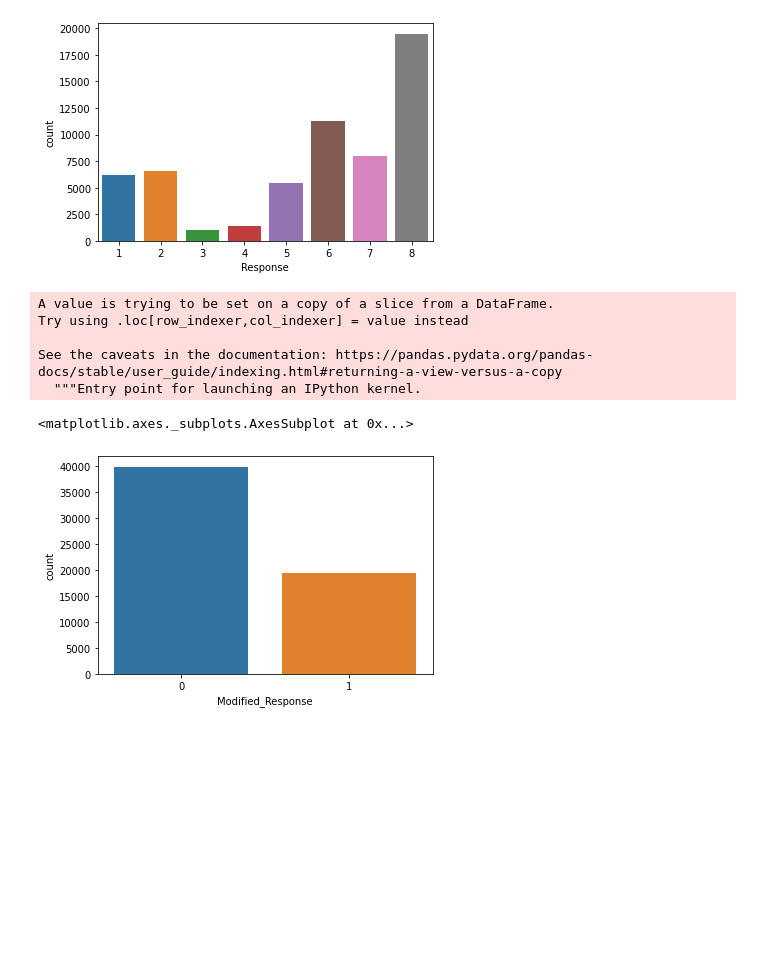
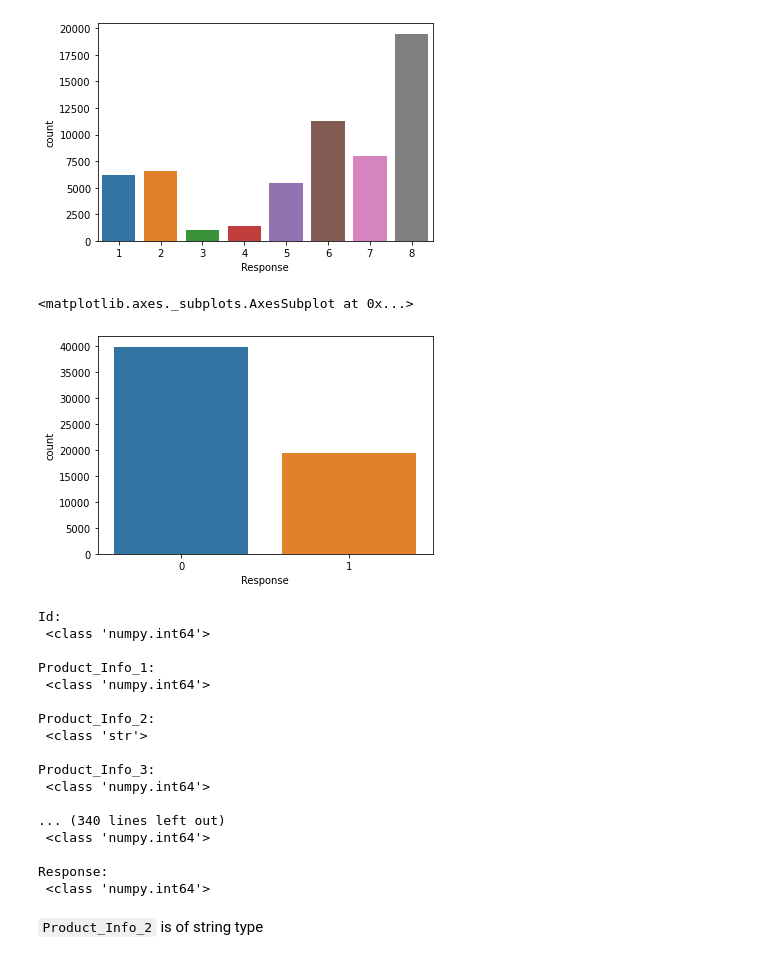
Before and after one commit to Rahul711sharma/Classification, a Jupyter notebook: Insurance_Decisioning.ipynb, the cells around one changed output. Saved outputs shown, nothing was run; the diff lists cells and outputs as text; code cells hidden in the pictures; blank space fills up the shorter version.

```diff
--- a/Insurance_Decisioning.ipynb
+++ b/Insurance_Decisioning.ipynb
@@ -175,15 +187,33 @@ def modified_response(row):
 
   return val
 # %%
-train_df['Modified_Response'] = train_df.apply(modified_response,axis = 1)
+train['Response'] = train.apply(modified_response,axis = 1)
-# %% [output]
-A value is trying to be set on a copy of a slice from a DataFrame.
-Try using .loc[row_indexer,col_indexer] = value instead
-
-See the caveats in the documentation: https://pandas.pydata.org/pandas-docs/stable/user_guide/indexing.html#returning-a-view-versus-a-copy
-  """Entry point for launching an IPython kernel.
 # %%
-sns.countplot(train_df['Modified_Response'])
+sns.countplot(train['Response'])
 # %% [output]
 <matplotlib.axes._subplots.AxesSubplot at 0x...>
-[figure, old version]
+[figure, new version]
+# %%
+#finding data types in the dataset
+for i in train.columns:
+  print(f"{i}: \n {type(train[i][0])} \n")
+# %% [output]
+Id:
+ <class 'numpy.int64'>
+
+Product_Info_1:
+ <class 'numpy.int64'>
+
+Product_Info_2:
+ <class 'str'>
+
+Product_Info_3:
+ <class 'numpy.int64'>
+
+... (340 lines left out)
+ <class 'numpy.int64'>
+
+Response:
+ <class 'numpy.int64'>
+# %% [markdown]
+``Product_Info_2`` is of string type
```
Also changed, not shown: parts of 46 cells of this notebook.
